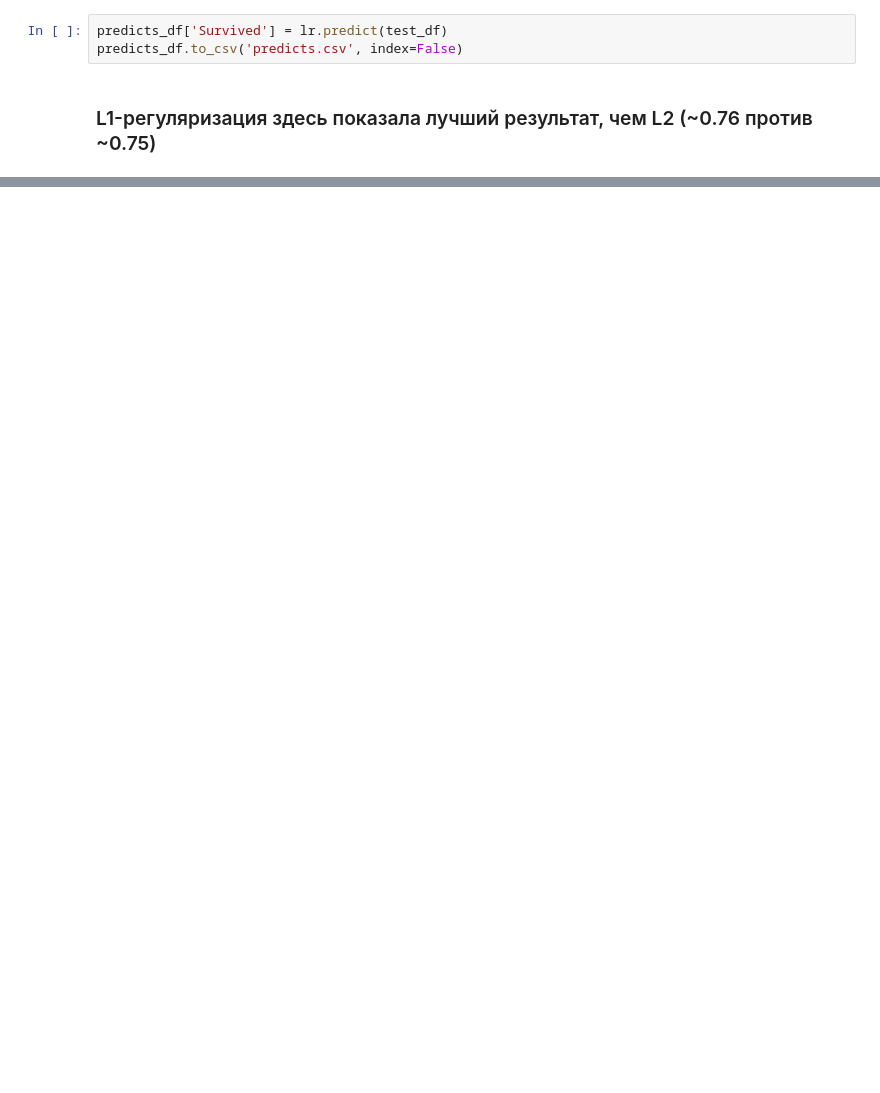
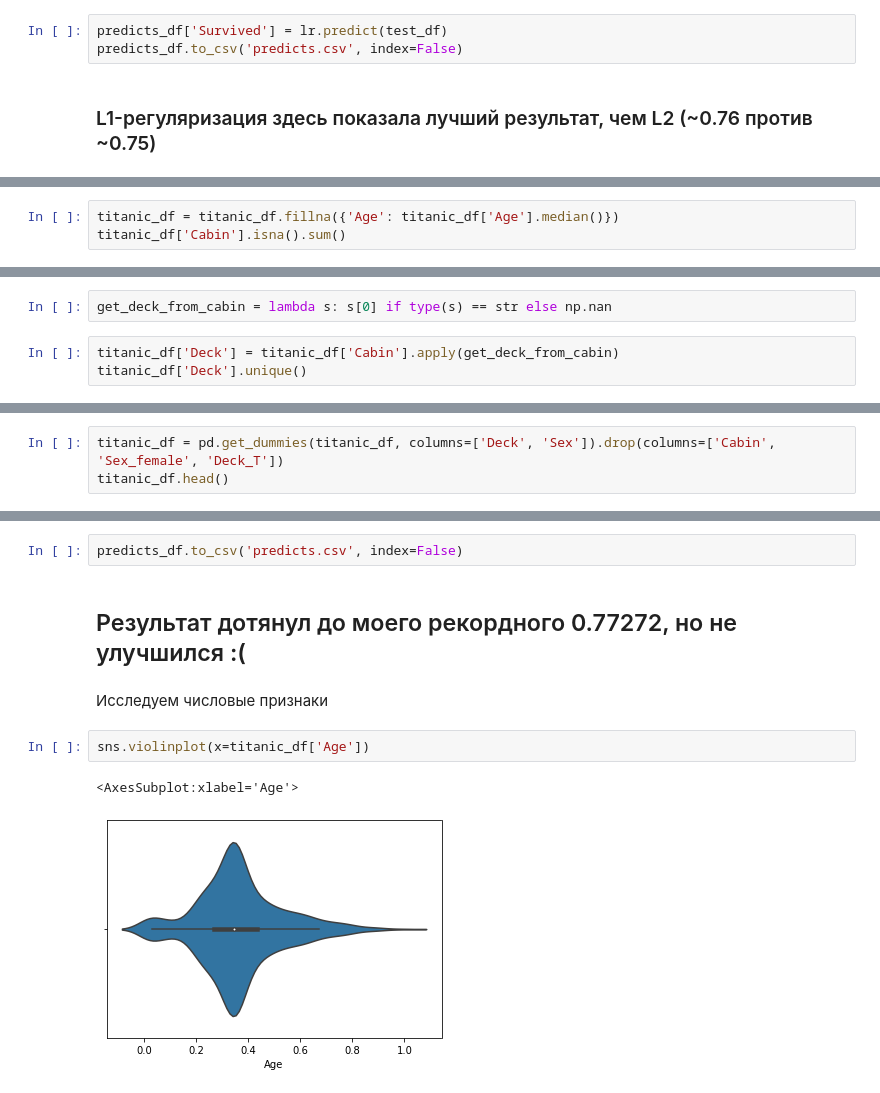
Before and after one commit to shehamane/kurilib-ml, a Jupyter notebook: titanic.ipynb, the cells around one changed output, grey strips where cells are left out. Cells and saved outputs as stored; diff of their text form; blank space fills up the shorter version.

Commit message:
titanic notebook: feature engineering

```diff
--- a/titanic.ipynb
+++ b/titanic.ipynb
@@ -173,0 +204,3 @@ predicts_df.to_csv('predicts.csv', index=False)
+# %%
+titanic_df = titanic_df.fillna({'Age': titanic_df['Age'].median()})
+titanic_df['Cabin'].isna().sum()
@@ -173,0 +238,5 @@ predicts_df.to_csv('predicts.csv', index=False)
+# %%
+get_deck_from_cabin = lambda s: s[0] if type(s) == str else np.nan
+# %%
+titanic_df['Deck'] = titanic_df['Cabin'].apply(get_deck_from_cabin)
+titanic_df['Deck'].unique()
@@ -173,0 +245,3 @@ predicts_df.to_csv('predicts.csv', index=False)
+# %%
+titanic_df = pd.get_dummies(titanic_df, columns=['Deck', 'Sex']).drop(columns=['Cabin', 'Sex_female', 'Deck_T'])
+titanic_df.head()
@@ -173,0 +307,11 @@ predicts_df.to_csv('predicts.csv', index=False)
+# %%
+predicts_df.to_csv('predicts.csv', index=False)
+# %% [markdown]
+## Результат дотянул до моего рекордного 0.77272, но не улучшился :(
+# %% [markdown]
+Исследуем числовые признаки
+# %%
+sns.violinplot(x=titanic_df['Age'])
+# %% [output]
+<AxesSubplot:xlabel='Age'>
+[figure, added]
```
Also changed, not shown: parts of 50 cells of this notebook, 1 other file.
